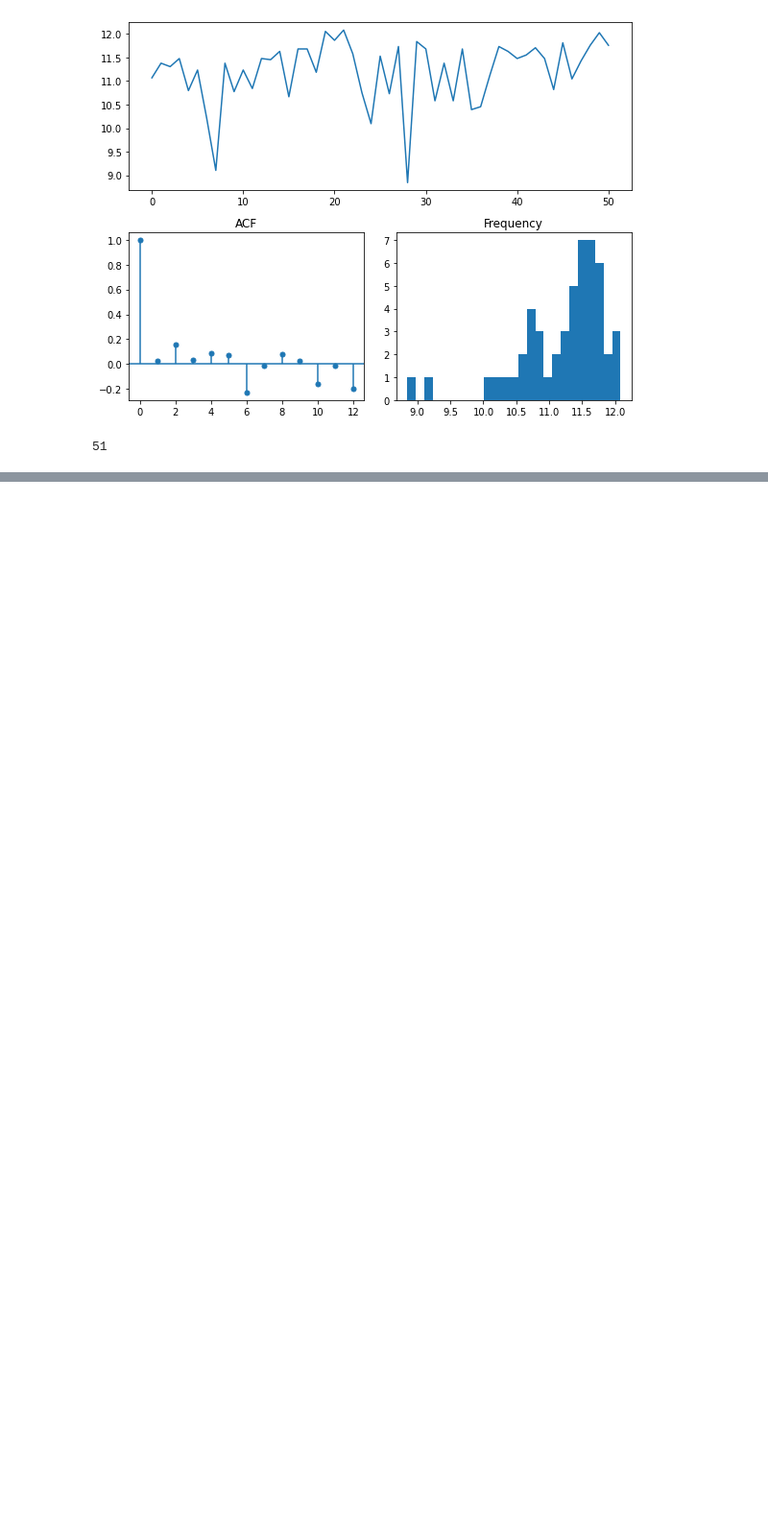
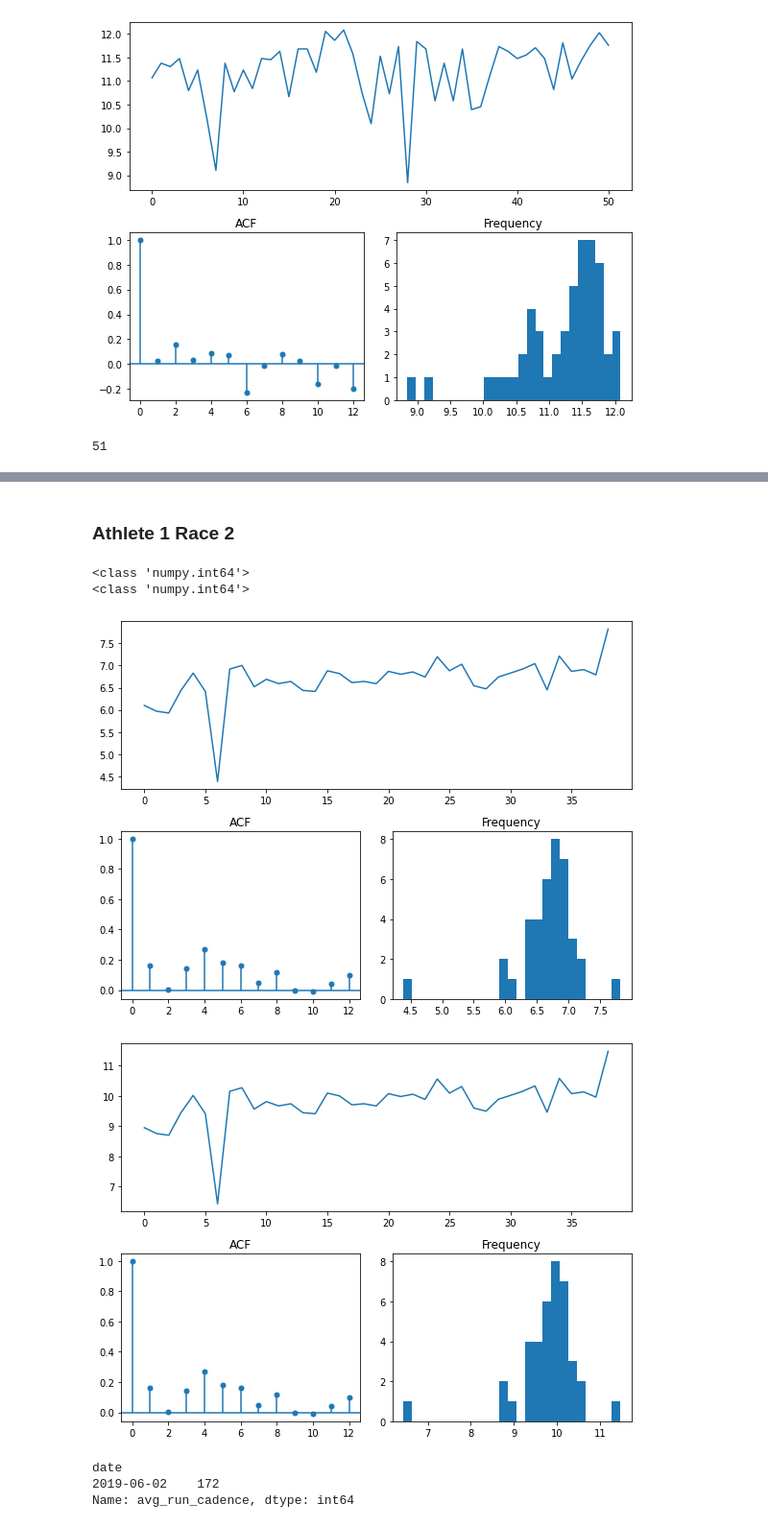
Before and after one commit to keithkruelskie/athlete_prediction, a Jupyter notebook: initial_modeling.ipynb, the cells around one changed output, grey strips where cells are left out. Shown at 96% size. Saved outputs shown, nothing was run; the diff lists cells and outputs as text; code cells hidden in the pictures; blank space fills up the shorter version.

```diff
--- a/initial_modeling.ipynb
+++ b/initial_modeling.ipynb
@@ -106,0 +260,2 @@ array([12.84983354])
+# %% [markdown]
+### Athlete 1 Race 2
@@ -106,0 +264,40 @@ array([12.84983354])
+# %%
+#Let's read in a single csv first:
+race_df2 = pd.read_csv('./data/races/athlete_1/athlete_1_race_2_3_mo_Running_extra_cols.csv', index_col='date')
+
+try:
+    race_df2['elev_gain'] = race_df2['elev_gain'].str.replace(',', '').astype(float)
+except:
+    print(type(race_df2['elev_gain'][0]))
+
+
+try:
+    race_df2['elev_loss'] = race_df2['elev_loss'].str.replace(',', '').astype(float)
+except:
+    print(type(race_df2['elev_loss'][0]))
+
+
+try:
+    race_df2['calories'] = race_df2['calories'].str.replace(',', '').astype(float)
+except:
+    print(race_df2['calories'].info())
+# %% [output]
+<class 'numpy.int64'>
+<class 'numpy.int64'>
+# %%
+tsdisplay(race_df2['spd_mph'], lag_max=12)
+
+tsdisplay(race_df2['GAP_ft_s'], lag_max=12)
+
+X = race_df2[race_df2['is_race']==0][['distance', 'calories','elev_gain', 'elev_loss', 'avg_run_cadence']] #, 'avg_stride_length', 'avg_ground_contact_time']]
+
+y = race_df2[race_df2['is_race']==0]['spd_ft_s']
+# %% [output]
+[figure, added]
+[figure, added]
+# %%
+race_df2[race_df2['is_race']==1]['avg_run_cadence']
+# %% [output]
+date
+2019-06-02    172
+Name: avg_run_cadence, dtype: int64
```
Also changed, not shown: parts of 46 cells of this notebook.
